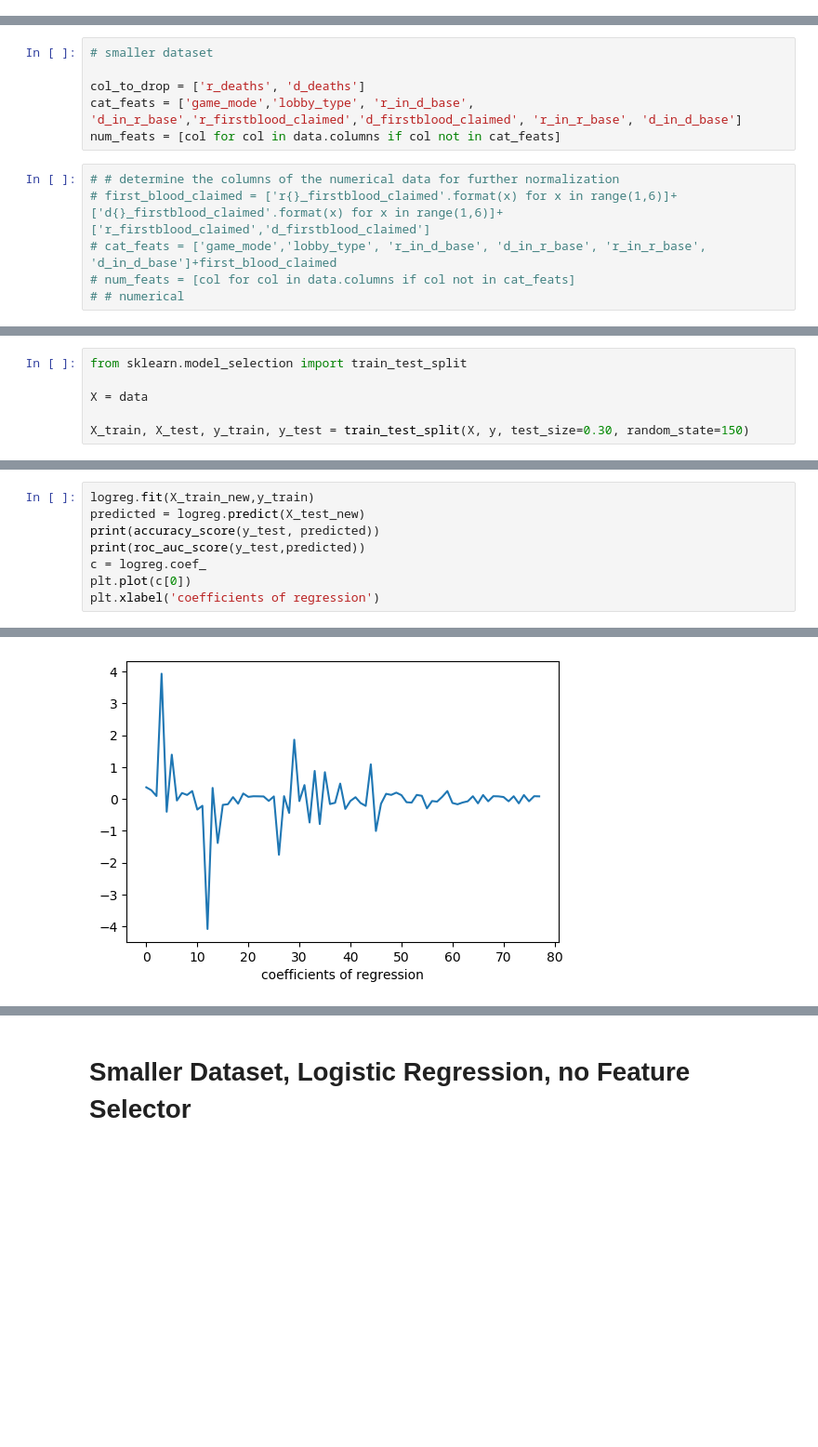
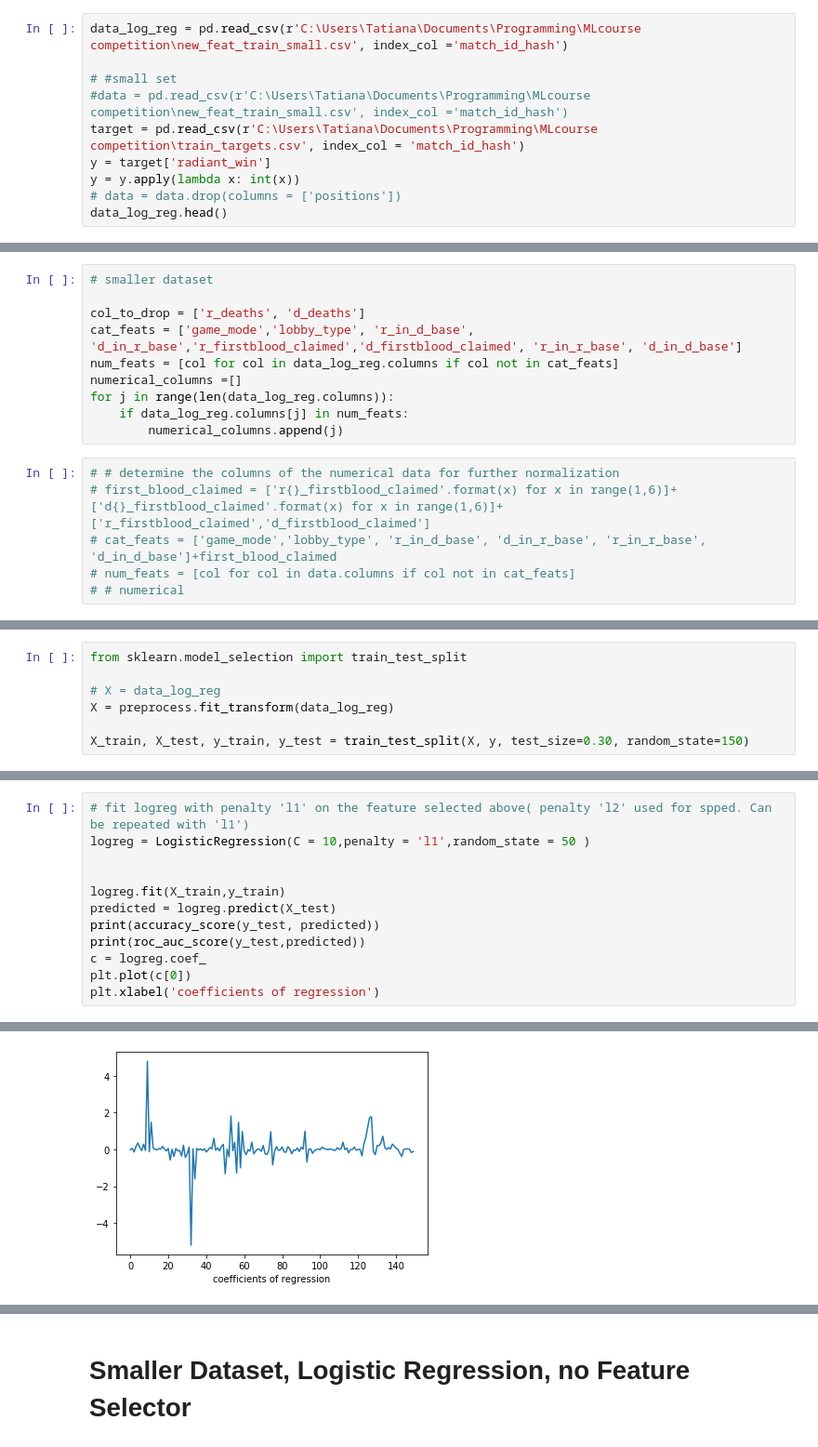
Before and after one commit to tankonst/game_winner_binary_classifier, a Jupyter notebook: Log_reg_tk.ipynb, the cells around one changed output, grey strips where cells are left out. Shown at 93% size. Cells and saved outputs as stored; diff of their text form; blank space fills up the shorter version.

```diff
--- a/Log_reg_tk.ipynb
+++ b/Log_reg_tk.ipynb
@@ -25,2 +9,12 @@ data.head()
 # %% [markdown]
 # Smaller Dataset, Feature Selector, Logistic Regression
+# %%
+data_log_reg = pd.read_csv(r'C:\Users\Tatiana\Documents\Programming\MLcourse competition\new_feat_train_small.csv', index_col ='match_id_hash')
+
+# #small set
+#data = pd.read_csv(r'C:\Users\Tatiana\Documents\Programming\MLcourse competition\new_feat_train_small.csv', index_col ='match_id_hash')
+target = pd.read_csv(r'C:\Users\Tatiana\Documents\Programming\MLcourse competition\train_targets.csv', index_col = 'match_id_hash')
+y = target['radiant_win']
+y = y.apply(lambda x: int(x))
+# data = data.drop(columns = ['positions'])
+data_log_reg.head()
@@ -29,7 +32,11 @@ data.head()
 
 col_to_drop = ['r_deaths', 'd_deaths']
 cat_feats = ['game_mode','lobby_type', 'r_in_d_base', 'd_in_r_base','r_firstblood_claimed','d_firstblood_claimed', 'r_in_r_base', 'd_in_d_base']
-num_feats = [col for col in data.columns if col not in cat_feats]
+num_feats = [col for col in data_log_reg.columns if col not in cat_feats]
+numerical_columns =[]
+for j in range(len(data_log_reg.columns)):
+    if data_log_reg.columns[j] in num_feats:
+        numerical_columns.append(j)
 # %%
 # # determine the columns of the numerical data for further normalization
 # first_blood_claimed = ['r{}_firstblood_claimed'.format(x) for x in range(1,6)]+['d{}_firstblood_claimed'.format(x) for x in range(1,6)]+['r_firstblood_claimed','d_firstblood_claimed']
@@ -44,7 +56,8 @@ for j in range(len(data.columns)):
 # %%
 from sklearn.model_selection import train_test_split
 
-X = data
+# X = data_log_reg
+X = preprocess.fit_transform(data_log_reg)
 
 X_train, X_test, y_train, y_test = train_test_split(X, y, test_size=0.30, random_state=150)
 # %%
@@ -86,6 +89,10 @@ X_test_new = feat_selector.transform(preprocess.transform(X_test))
 # %%
-logreg.fit(X_train_new,y_train)
-predicted = logreg.predict(X_test_new)
+# fit logreg with penalty 'l1' on the feature selected above( penalty 'l2' used for spped. Can be repeated with 'l1')
+logreg = LogisticRegression(C = 10,penalty = 'l1',random_state = 50 )
+
+
+logreg.fit(X_train,y_train)
+predicted = logreg.predict(X_test)
 print(accuracy_score(y_test, predicted))
 print(roc_auc_score(y_test,predicted))
 c = logreg.coef_
@@ -97,5 +104,5 @@ plt.xlabel('coefficients of regression')
 Text(0.5, 0, 'coefficients of regression')
-[figure, old version]
+[figure, new version]
 # %%
 # fit this model on only selected fetures:
 
```
Also changed, not shown: parts of 84 cells of this notebook.
